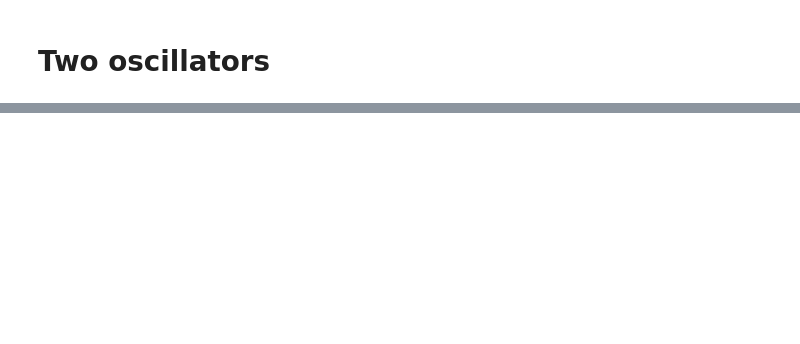
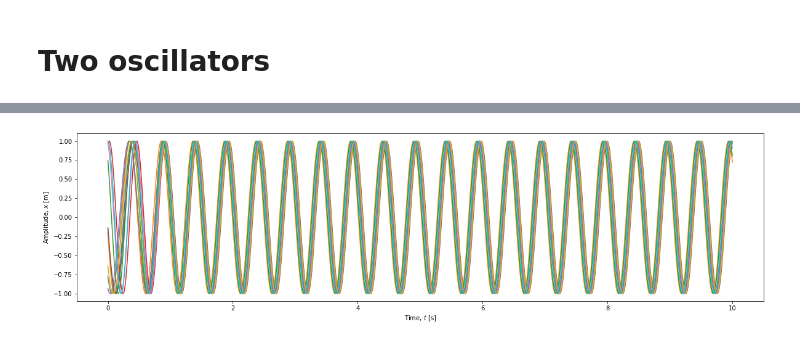
Before and after one commit to ppsp-team/BIV.jl, a Jupyter notebook: Kuramoto/Python.ipynb, the cells around one changed output, grey strips where cells are left out. Cells and saved outputs as stored; diff of their text form; code cells hidden in the pictures; blank space fills up the shorter version.

```diff
--- a/Kuramoto/Python.ipynb
+++ b/Kuramoto/Python.ipynb
@@ -78,0 +82,15 @@ plt.show()
+# %%
+N_osc = 10
+
+Omega = omega + np.random.randn(N_osc) / Nt
+Noise = np.ones(N_osc) * 1 / Nt
+Coupling = 0.3 * np.ones(N_osc)
+# %%
+def fp(p, t):
+    p = np.atleast_2d(p)
+    C = np.sum(np.sin(p).T.dot(np.cos(p)) - np.cos(p).T.dot(np.sin(p)), 0)
+    dotp = Omega * Nt * np.ones(N_osc) + Noise * np.random.randn(N_osc) + Coupling * C
+    return dotp
+# %%
+%%time
+Phi = odeint(fp, 2 * np.pi * np.random.rand(N_osc), tv)
@@ -78,0 +100,8 @@ plt.show()
+# %%
+plt.figure(figsize=(20, 5))
+plt.plot(tv, np.sin(Phi), "-")
+plt.xlabel("Time, $t$ [s]")
+plt.ylabel("Amplitude, $x$ [m]")
+plt.show()
+# %% [output]
+[figure, added]
```
Also changed, not shown: parts of 11 cells of this notebook.
